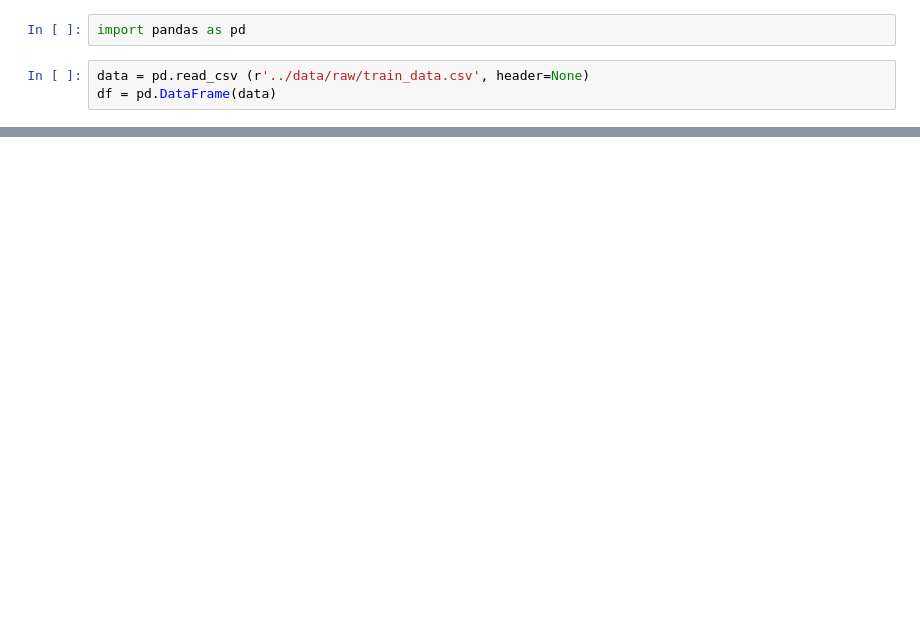
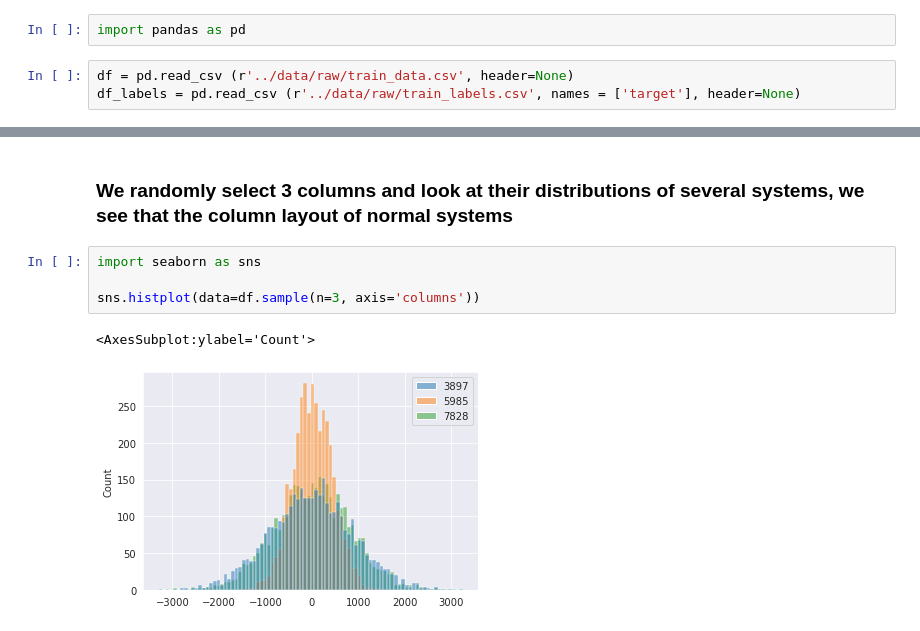
Before and after one commit to Michal287/ML-school-project, a Jupyter notebook: notebooks/clean_data.ipynb, the cells around one changed output, grey strips where cells are left out. Saved outputs shown, nothing was run; the diff lists cells and outputs as text; blank space fills up the shorter version.

Commit message:
checking data and initial analysis

```diff
--- a/notebooks/clean_data.ipynb
+++ b/notebooks/clean_data.ipynb
@@ -1,5 +9,5 @@
 # %%
 import pandas as pd
 # %%
-data = pd.read_csv (r'../data/raw/train_data.csv', header=None)
-df = pd.DataFrame(data)
+df = pd.read_csv (r'../data/raw/train_data.csv', header=None)
+df_labels = pd.read_csv (r'../data/raw/train_labels.csv', names = ['target'], header=None)
@@ -20,0 +86,9 @@ df.sample(10)
+# %% [markdown]
+### We randomly select 3 columns and look at their distributions of several systems, we see that the column layout of normal systems
+# %%
+import seaborn as sns
+
+sns.histplot(data=df.sample(n=3, axis='columns'))
+# %% [output]
+<AxesSubplot:ylabel='Count'>
+[figure, added]
```
Also changed, not shown: parts of 17 cells of this notebook.
